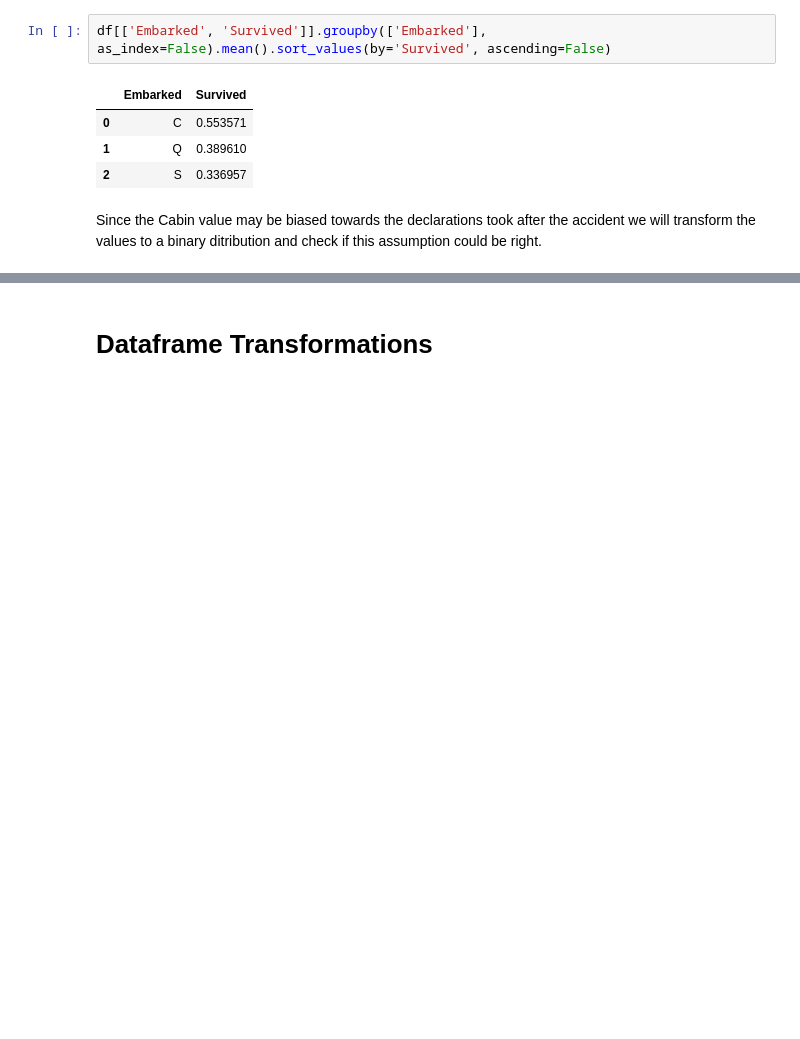
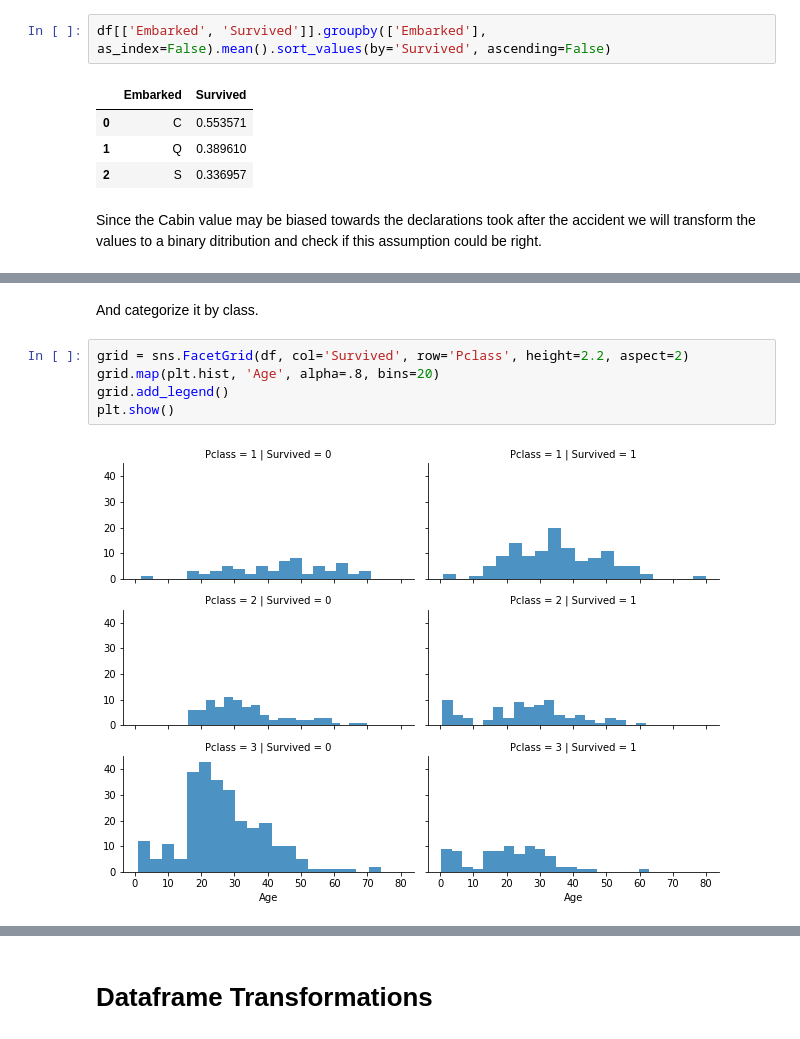
Before and after one commit to jorgegmartin/kaggle_titanic, a Jupyter notebook: titanic-begginer-competition.ipynb, the cells around one changed output, grey strips where cells are left out. Cells and saved outputs as stored; diff of their text form; blank space fills up the shorter version.

```diff
--- a/titanic-begginer-competition.ipynb
+++ b/titanic-begginer-competition.ipynb
@@ -146,0 +225,9 @@ We can see a clear correlation with having the cabin value available and thus
+# %% [markdown]
+And categorize it by class.
+# %%
+grid = sns.FacetGrid(df, col='Survived', row='Pclass', height=2.2, aspect=2)
+grid.map(plt.hist, 'Age', alpha=.8, bins=20)
+grid.add_legend()
+plt.show()
+# %% [output]
+[figure, added]
```
Also changed, not shown: parts of 53 cells of this notebook.
